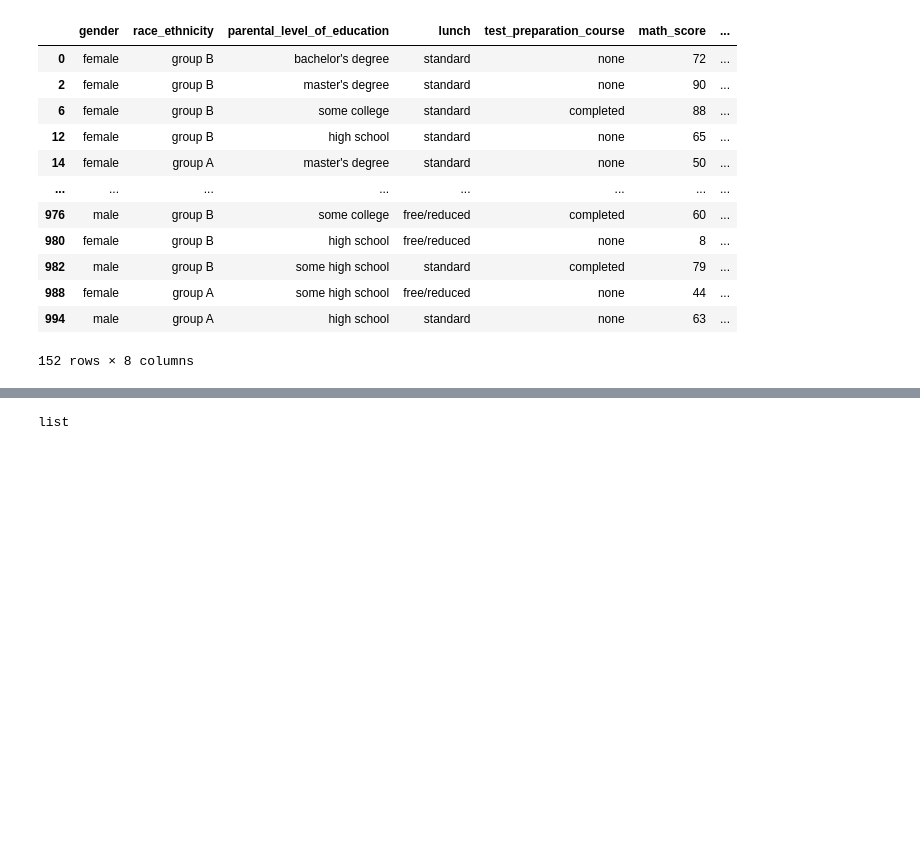
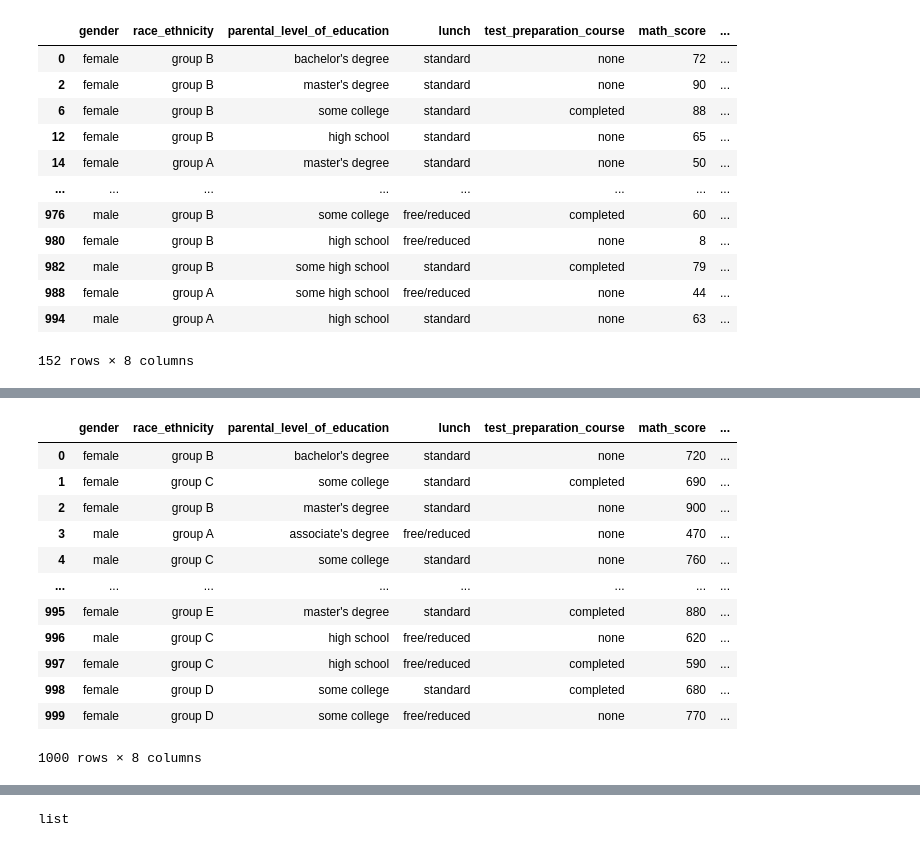
Before and after one commit to Ransinghsatyajitray/Real_Python_Practice, a Jupyter notebook: For_Loops_in_Python_Definite_Iteration.ipynb, the cells around one changed output, grey strips where cells are left out. Cells and saved outputs as stored; diff of their text form; code cells hidden in the pictures; blank space fills up the shorter version.

```diff
--- a/For_Loops_in_Python_Definite_Iteration.ipynb
+++ b/For_Loops_in_Python_Definite_Iteration.ipynb
@@ -538,0 +558,24 @@ InvalidIndexError: ([1, 2, 3],)
+# %%
+# The best usage of dataframe.items is doing any string operation on the column names directly:
+for column_name, column_value in dataset.items():
+    # we cannot use isinstance here as dataset.items() is a generator object
+    # and the yields an object combining column name and column value in pair and thus is of object type, so we cannot filter
+    # int and float type and if we select object then all variable are selected.
+    if pd.api.types.is_numeric_dtype(column_value):
+        dataset[column_name] = column_value * 10
+# %%
+dataset
+# %% [output]
+|  | gender | race_ethnicity | parental_level_of_education | lunch | test_preparation_course | math_score | ... |
+| 0 | female | group B | bachelor's degree | standard | none | 720 | ... |
+| 1 | female | group C | some college | standard | completed | 690 | ... |
+| 2 | female | group B | master's degree | standard | none | 900 | ... |
+| 3 | male | group A | associate's degree | free/reduced | none | 470 | ... |
+| 4 | male | group C | some college | standard | none | 760 | ... |
+| ... | ... | ... | ... | ... | ... | ... | ... |
+| 995 | female | group E | master's degree | standard | completed | 880 | ... |
+| 996 | male | group C | high school | free/reduced | none | 620 | ... |
+| 997 | female | group C | high school | free/reduced | completed | 590 | ... |
+| 998 | female | group D | some college | standard | completed | 680 | ... |
+| 999 | female | group D | some college | free/reduced | none | 770 | ... |
+1000 rows × 8 columns
```
Also changed, not shown: parts of 7 cells of this notebook.
